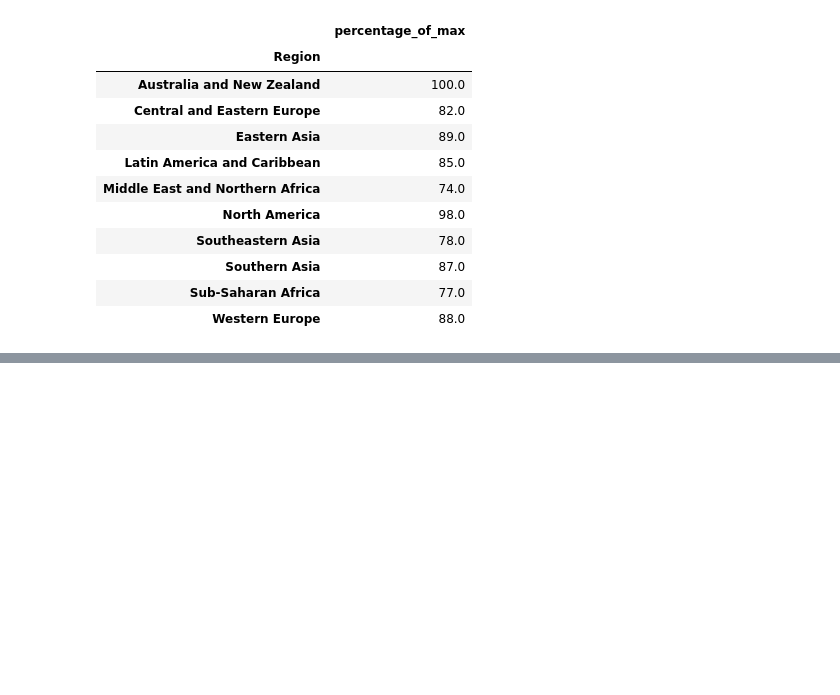
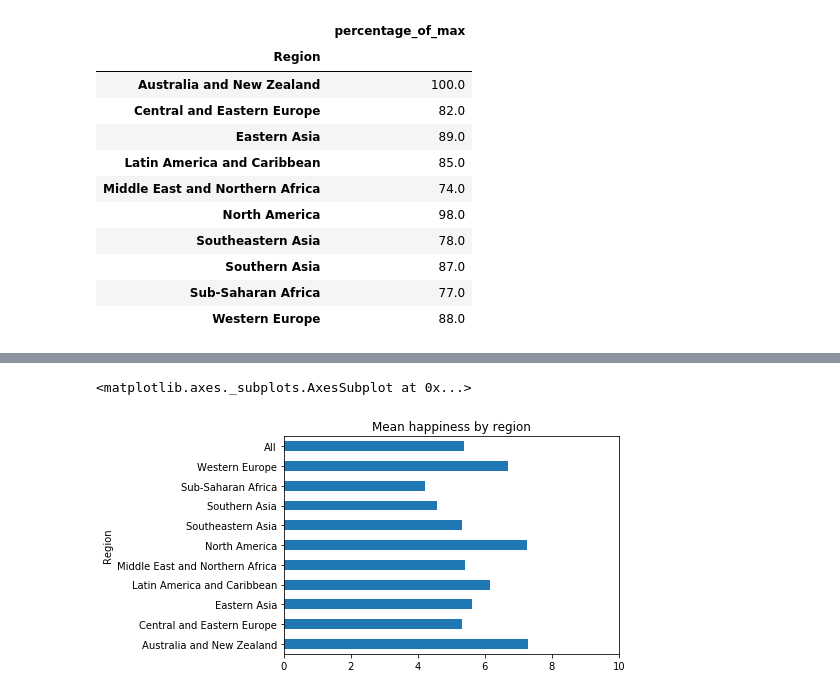
Before and after one commit to mikedonnici/dev, a Jupyter notebook: datasci/dataquest/data-aggregation.ipynb, the cells around one changed output, grey strips where cells are left out. Drawn from its saved outputs; the diff is of its cells as text; code cells hidden in the pictures; blank space fills up the shorter version.

```diff
--- a/datasci/dataquest/data-aggregation.ipynb
+++ b/datasci/dataquest/data-aggregation.ipynb
@@ -214,0 +508,4 @@ happiness2015.groupby("Region")["Happiness Score"].agg([percentage_of_max])
+# %%
+# pivot table, margins=True applies agg function to the entire column - ie the 'All' value
+pv_happiness = happiness2015.pivot_table(values='Happiness Score', index='Region', aggfunc=np.mean, margins=True)
+pv_happiness
@@ -214,0 +526,5 @@ happiness2015.groupby("Region")["Happiness Score"].agg([percentage_of_max])
+# %%
+pv_happiness.plot(kind="barh", title="Mean happiness by region", xlim=(0,10), legend=False)
+# %% [output]
+<matplotlib.axes._subplots.AxesSubplot at 0x...>
+[figure, added]
```
Also changed, not shown: parts of 20 cells of this notebook, 3 other files.
